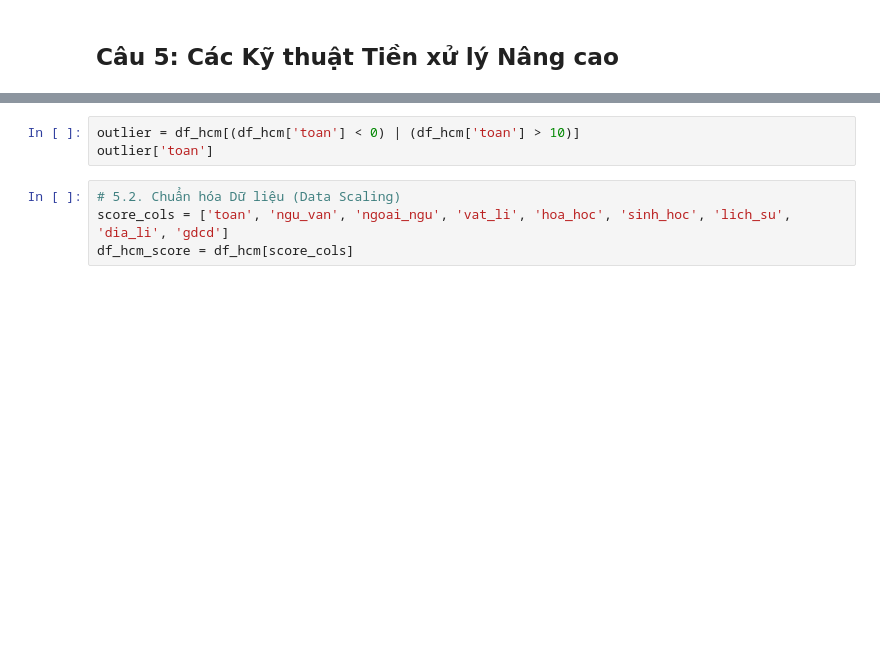
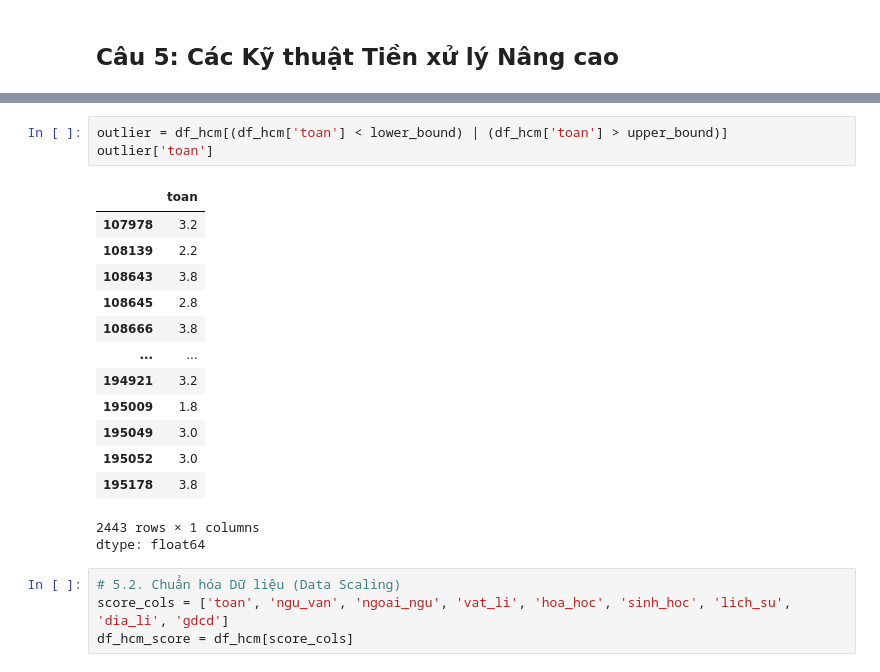
Before and after one commit to vnscience/DataMining, a Jupyter notebook: KPDL_BTH02.ipynb, the cells around one changed output, grey strips where cells are left out. Cells and saved outputs as stored; diff of their text form; blank space fills up the shorter version.

```diff
--- a/KPDL_BTH02.ipynb
+++ b/KPDL_BTH02.ipynb
@@ -262,6 +293,21 @@ df_hcm.sort_values(by='toan', ascending=True)
 # %%
-outlier = df_hcm[(df_hcm['toan'] < 0) | (df_hcm['toan'] > 10)]
+outlier = df_hcm[(df_hcm['toan'] < lower_bound) | (df_hcm['toan'] > upper_bound)]
 outlier['toan']
+# %% [output]
+|  | toan |
+| 107978 | 3.2 |
+| 108139 | 2.2 |
+| 108643 | 3.8 |
+| 108645 | 2.8 |
+| 108666 | 3.8 |
+| ... | ... |
+| 194921 | 3.2 |
+| 195009 | 1.8 |
+| 195049 | 3.0 |
+| 195052 | 3.0 |
+| 195178 | 3.8 |
+2443 rows × 1 columns
+dtype: float64
 # %%
 # 5.2. Chuẩn hóa Dữ liệu (Data Scaling)
 score_cols = ['toan', 'ngu_van', 'ngoai_ngu', 'vat_li', 'hoa_hoc', 'sinh_hoc', 'lich_su', 'dia_li', 'gdcd']
```
Also changed, not shown: parts of 11 cells of this notebook.
